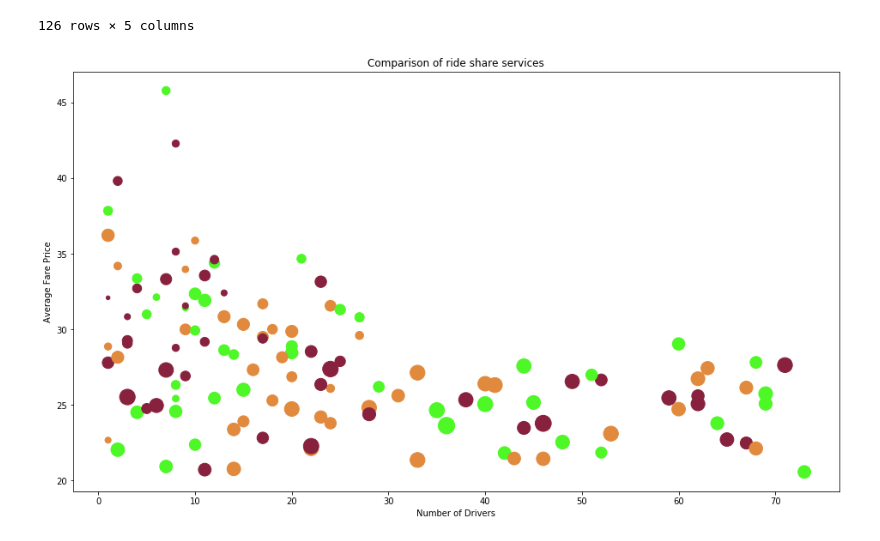
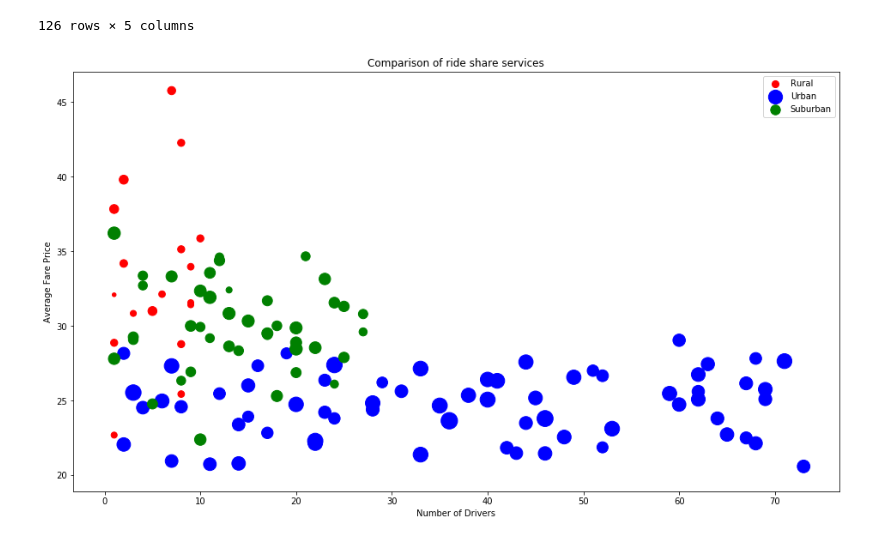
Before and after one commit to guthrieburns/Matplotlib-Homework, a Jupyter notebook: Pyber.ipynb, the cells around one changed output. Saved outputs shown, nothing was run; the diff lists cells and outputs as text; code cells hidden in the pictures.

Commit message:
finished bubble plot

```diff
--- a/Pyber.ipynb
+++ b/Pyber.ipynb
@@ -85,27 +85,40 @@ finished_df
 | 125 | Xavierborough | 26.32 | 11 | 8 | Suburban |
 126 rows × 5 columns
 # %%
-n = len(finished_df['City Type'].unique())
+rural_df = finished_df[finished_df['City Type'] == 'Rural']
+suburban_df = finished_df[finished_df['City Type'] == 'Suburban']
+urban_df = finished_df[finished_df['City Type'] == 'Urban']
 
-city_names = finished_df['City']
-ride_number = finished_df['Total Rides']
-driver_number = finished_df['Total Drivers']
-fare = finished_df['Average Fare Price']
+#n = len(finished_df['City Type'])
+#city_names = finished_df['City']
 
-colors=cm.rainbow(np.random.rand(n))
+ride_number_r = rural_df['Total Rides']
+driver_number_r = rural_df['Total Drivers']
+fare_r = rural_df['Average Fare Price']
 
-plt.scatter(driver_number, fare, s=ride_number*10, c=np.random.rand(3,3))
+ride_number_u = urban_df['Total Rides']
+driver_number_u = urban_df['Total Drivers']
+fare_u = urban_df['Average Fare Price']
 
+ride_number_s = suburban_df['Total Rides']
+driver_number_s = suburban_df['Total Drivers']
+fare_s = suburban_df['Average Fare Price']
+
+#colors=cm.rainbow(np.random.rand(n))
+
+plt.scatter(driver_number_r, fare_r, s=ride_number_r*10, color='red')
+plt.scatter(driver_number_u, fare_u, s=ride_number_u*10, color='blue')
+plt.scatter(driver_number_s, fare_s, s=ride_number_s*10, color='green')
 #for i in range(n):
     #plt.annotate(city_names[i],xy=(driver_number[i],fare[i]))
 
 plt.xlabel('Number of Drivers')
 plt.ylabel('Average Fare Price')
 plt.title('Comparison of ride share services')
 plt.rcParams["figure.figsize"] = [16,9]
 
-#plt.legend(handles=[driver_number, fare], loc="best")
+leg = plt.legend(['Rural', 'Urban', 'Suburban'])
 
 plt.show()
 # %% [output]
-[figure, old version]
+[figure, new version]
```
Also changed, not shown: parts of 1 cell of this notebook.
